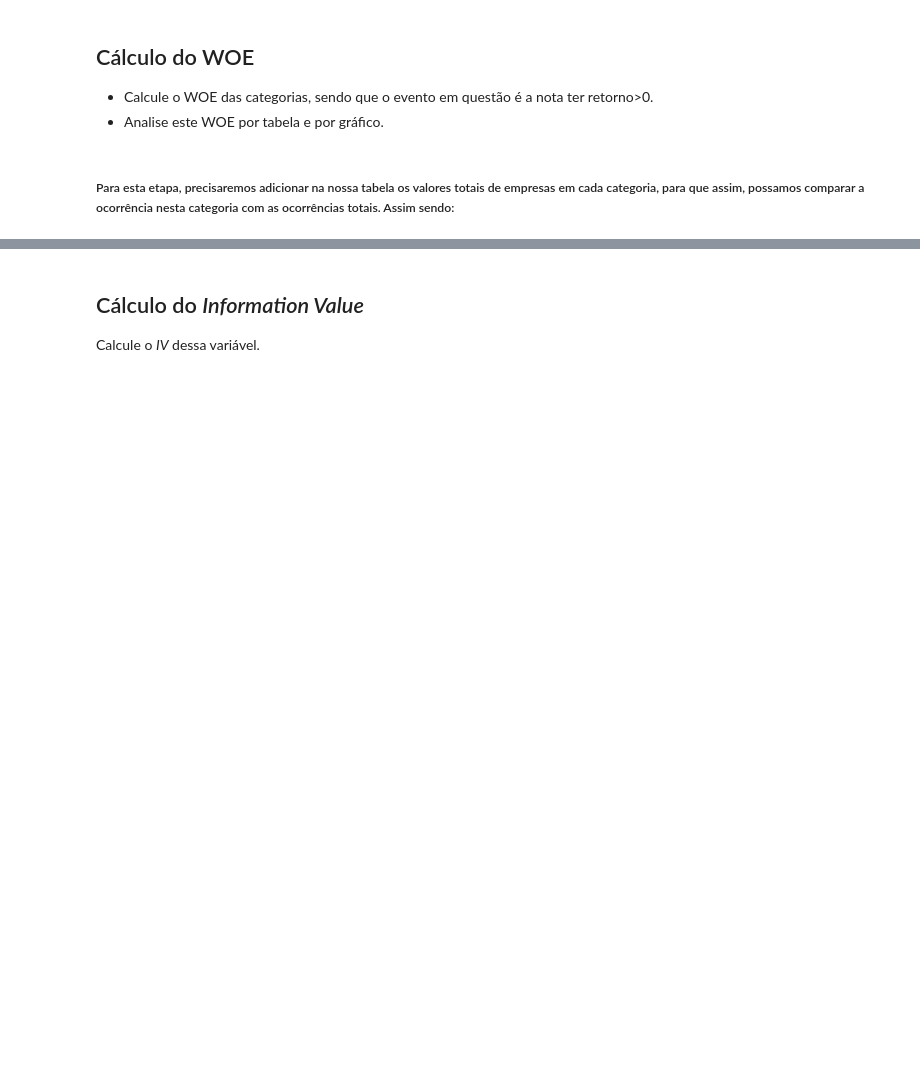
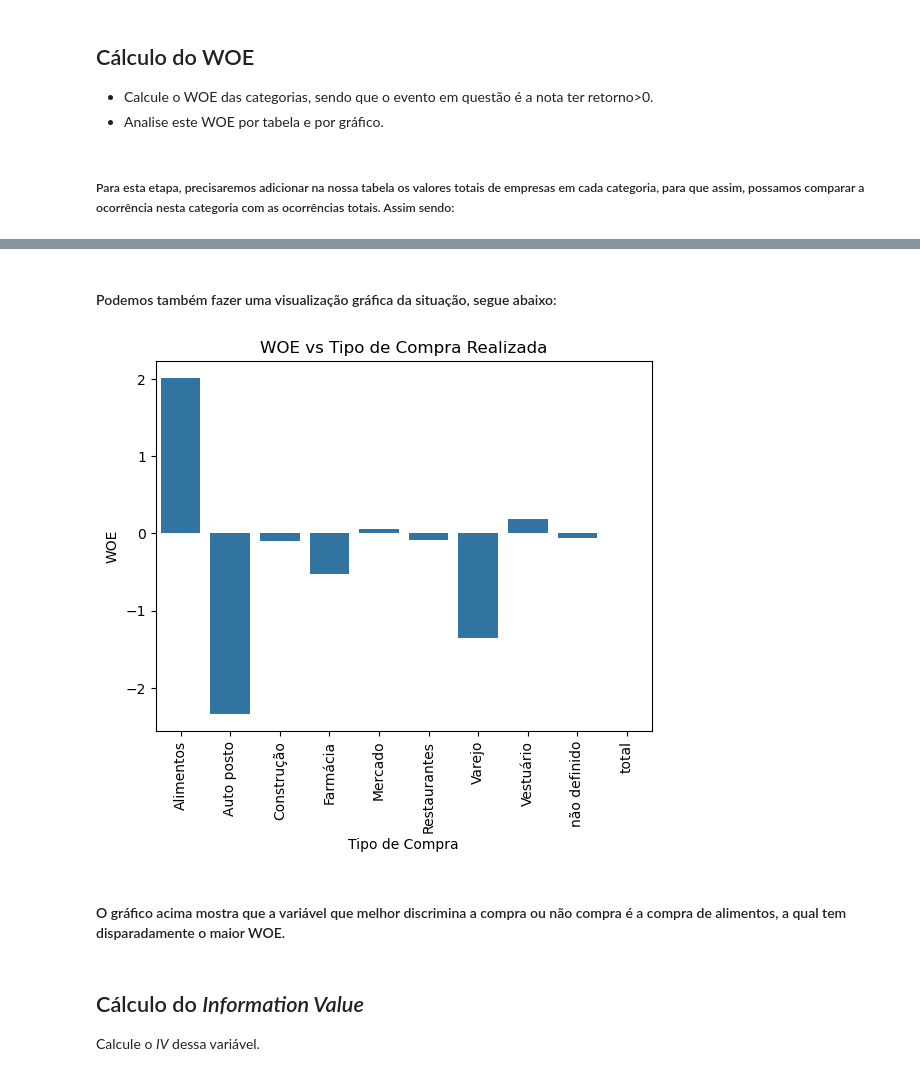
Before and after one commit to MatheusFilipeASilva/Descritiva_IV, a Jupyter notebook: OneDrive/Documentos/EBAC - PROJETOS/Descritiva - IV/Pratique 1 - Modelo Inicial.ipynb, the cells around one changed output, grey strips where cells are left out. Drawn from its saved outputs; the diff is of its cells as text; code cells hidden in the pictures; blank space fills up the shorter version.

Commit message:
Acrescentando os plots solicitados pelo tutor

```diff
--- a/OneDrive/Documentos/EBAC - PROJETOS/Descritiva - IV/Pratique 1 - Modelo Inicial.ipynb
+++ b/OneDrive/Documentos/EBAC - PROJETOS/Descritiva - IV/Pratique 1 - Modelo Inicial.ipynb
@@ -89,3 +105,16 @@ tabT['WOE'] = np.log(tabT['approve_rate']/tabT['refuse_rate'])
+# %% [markdown]
+#### Podemos também fazer uma visualização gráfica da situação, segue abaixo:
+# %%
+sns.barplot(data=tabT, x=tabT.index, y='WOE')
+plt.title('WOE vs Tipo de Compra Realizada')
+plt.xticks(rotation=90)
+plt.xlabel('Tipo de Compra')
+plt.ylabel('WOE')
+plt.show()
+# %% [output]
+[figure, added]
+# %% [markdown]
+#### O gráfico acima mostra que a variável que melhor discrimina a compra ou não compra é a compra de alimentos, a qual tem disparadamente o maior WOE.
 # %% [markdown]
 ## Cálculo do *Information Value*
 
```
Also changed, not shown: parts of 2 cells of this notebook.
